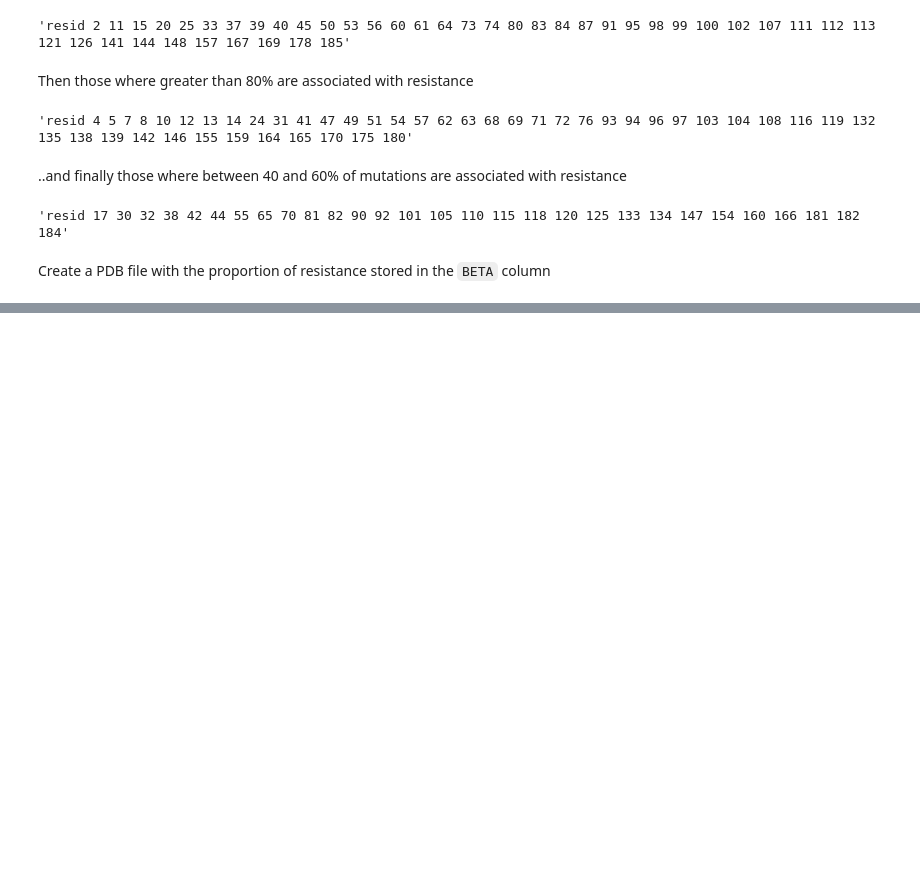
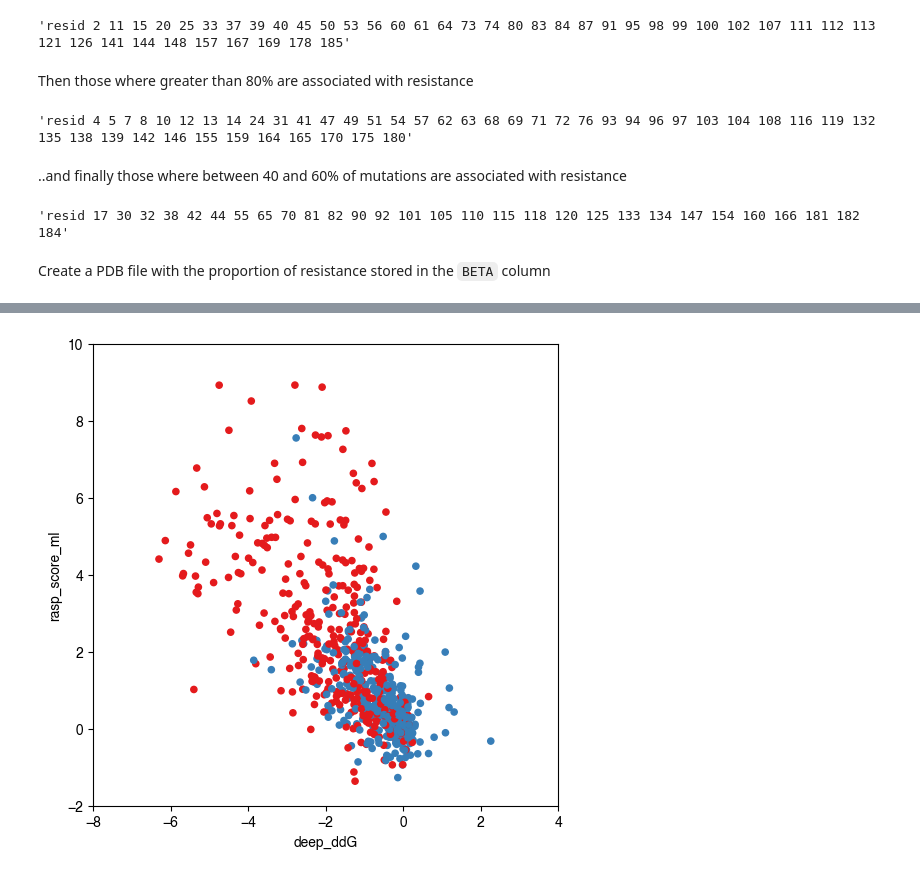
Before and after one commit to fowler-lab/predict-pyrazinamide-resistance, a Jupyter notebook: create-figure-2.ipynb, the cells around one changed output, grey strips where cells are left out. Cells and saved outputs as stored; diff of their text form; code cells hidden in the pictures; blank space fills up the shorter version.

```diff
--- a/create-figure-2.ipynb
+++ b/create-figure-2.ipynb
@@ -150,0 +215,7 @@ all.write('data/reference/3PL1-PZA-beta.pdb')
+# %%
+axes = dataset.df.plot.scatter(x='deep_ddG', y='rasp_score_ml', c='phenotype_colour', figsize=(6,6))
+axes.set_ylim([-2,10])
+axes.set_xlim([-8,4])
+axes.get_figure().savefig('foo.pdf')
+# %% [output]
+[figure, added]
```
Also changed, not shown: parts of 6 cells of this notebook, 8 other files.
